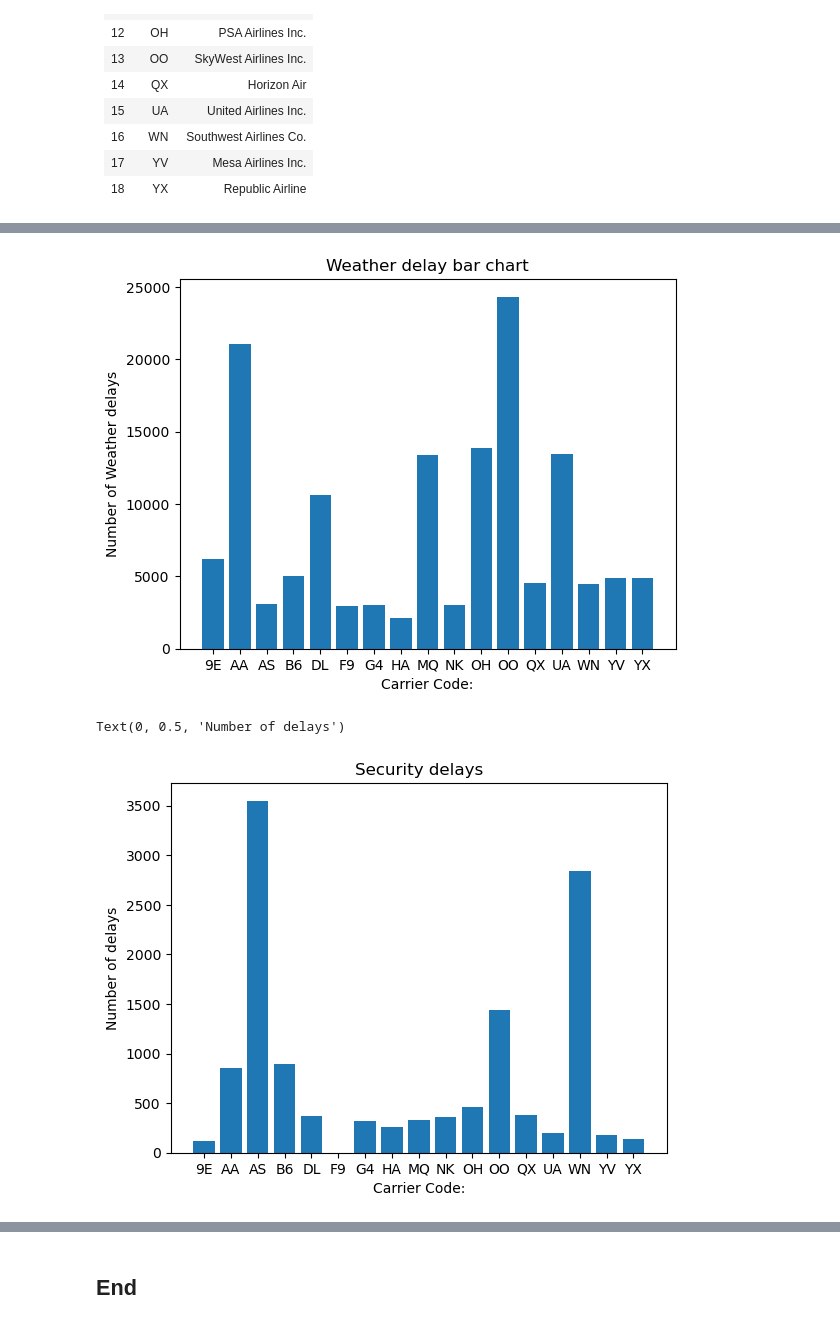
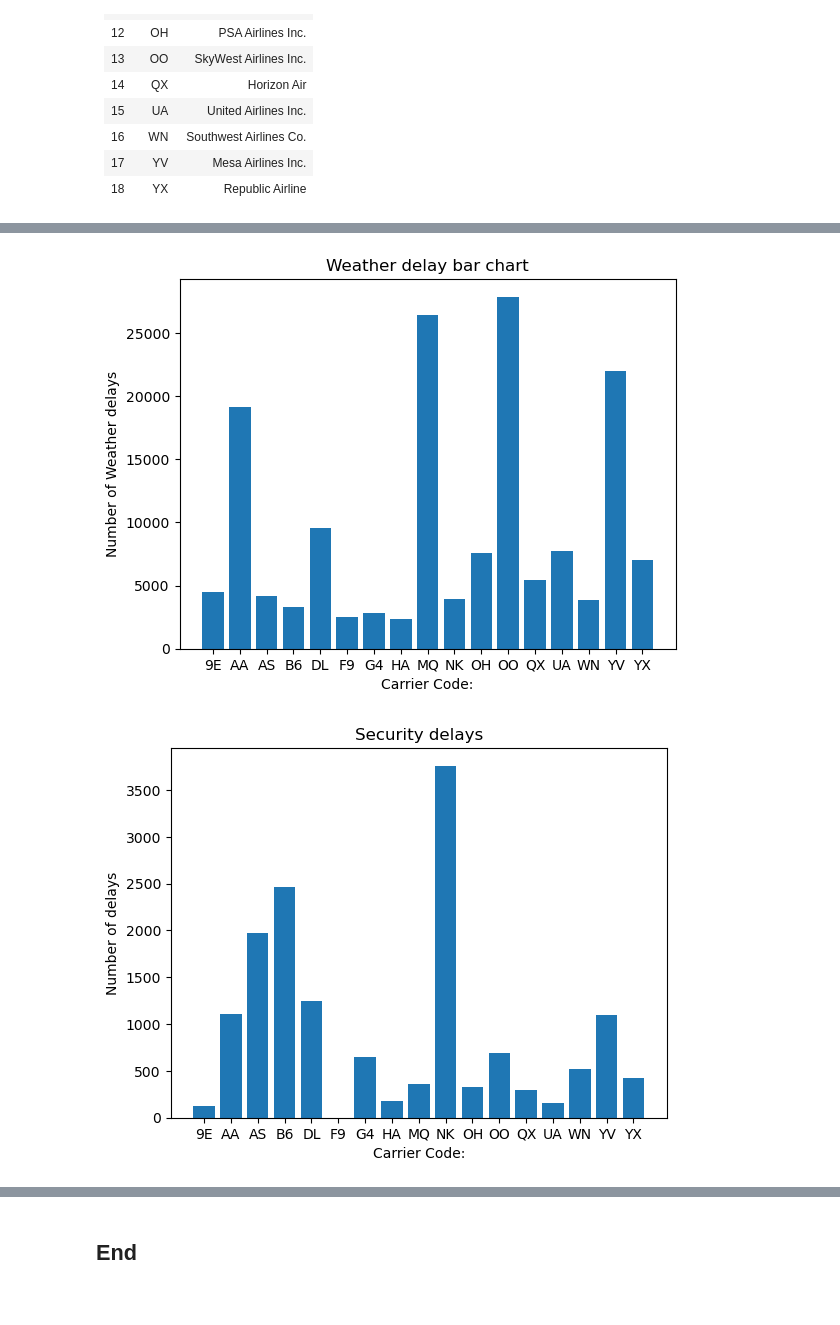
Before and after one commit to ubco-W2022T2-data301/project-group-group51, a Jupyter notebook: analysis/Main.ipynb, the cells around one changed output, grey strips where cells are left out. Saved outputs shown, nothing was run; the diff lists cells and outputs as text; code cells hidden in the pictures.

```diff
--- a/analysis/Main.ipynb
+++ b/analysis/Main.ipynb
@@ -28,8 +28,8 @@ import pandas as pd
 from matplotlib import pyplot as plt
 
 #sample_data = pd.read_csv('airline.csv')
-airlineDatajan2022oct2022 = pd.read_csv('Data_files/airlineDatajan2022-oct2022.csv')
+airlineDatajan2021Dec2021 = pd.read_csv('../data/raw/Airline_Data_Jan2021-Dec2021.csv')
 #we can changes this file above just ensure naming is somewhat descriptive cause this could get messy
-airlineDatajan2022oct2022
+airlineDatajan2021Dec2021
 # %% [output]
 |  | year | month | carrier | carrier_name | airport | airport_name | arr_flights | arr_del15 | carrier_ct | ... |
@@ -84,18 +84,17 @@ plt.show()
 # %%
-plt.bar(airlineDatajan2022oct2022.carrier, airlineDatajan2022oct2022.weather_delay)
+plt.bar(airlineDatajan2021Dec2021.carrier, airlineDatajan2021Dec2021.weather_delay)
 plt.xlabel('Carrier Code:')
 plt.ylabel('Number of Weather delays')
 plt.title('Weather delay bar chart')
 plt.show()
 # %% [output]
-[figure, old version]
+[figure, new version]
 # %%
-plt.bar(airlineDatajan2022oct2022.carrier, airlineDatajan2022oct2022.security_delay)
+plt.bar(airlineDatajan2021Dec2021.carrier, airlineDatajan2021Dec2021.security_delay)
 plt.title('Security delays')
 plt.xlabel('Carrier Code:')
 plt.ylabel('Number of delays')
 plt.show()
 # %% [output]
-Text(0, 0.5, 'Number of delays')
-[figure, old version]
+[figure, new version]
 # %%
```
Also changed, not shown: parts of 5 cells of this notebook, 2 other files.
